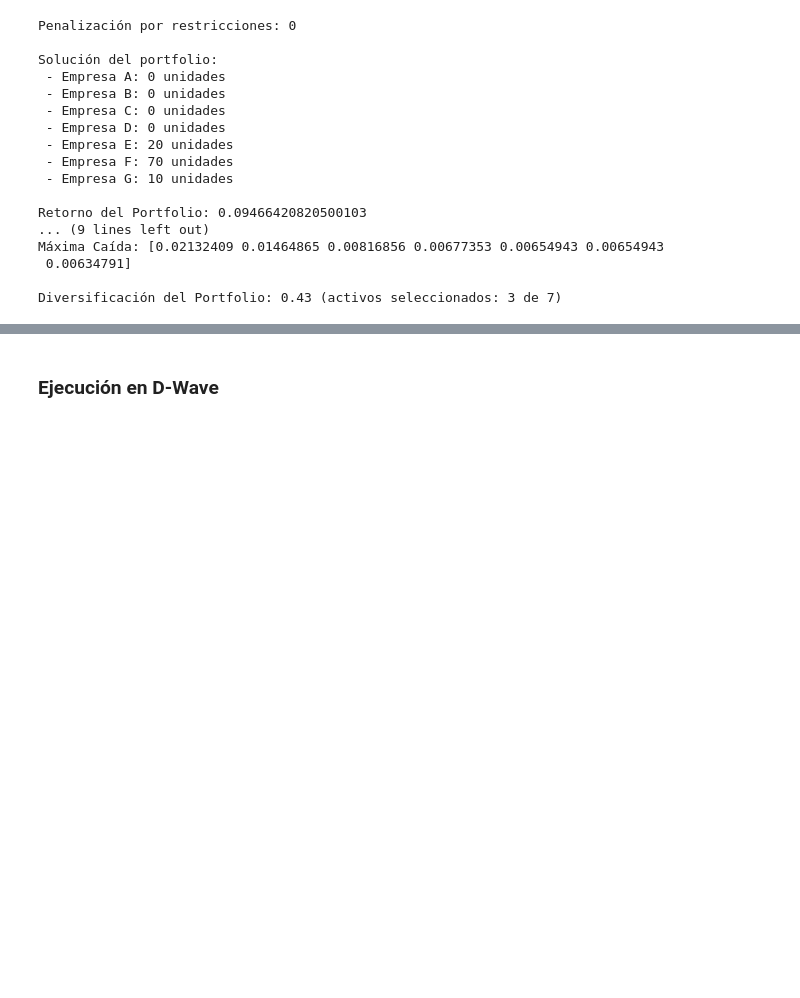
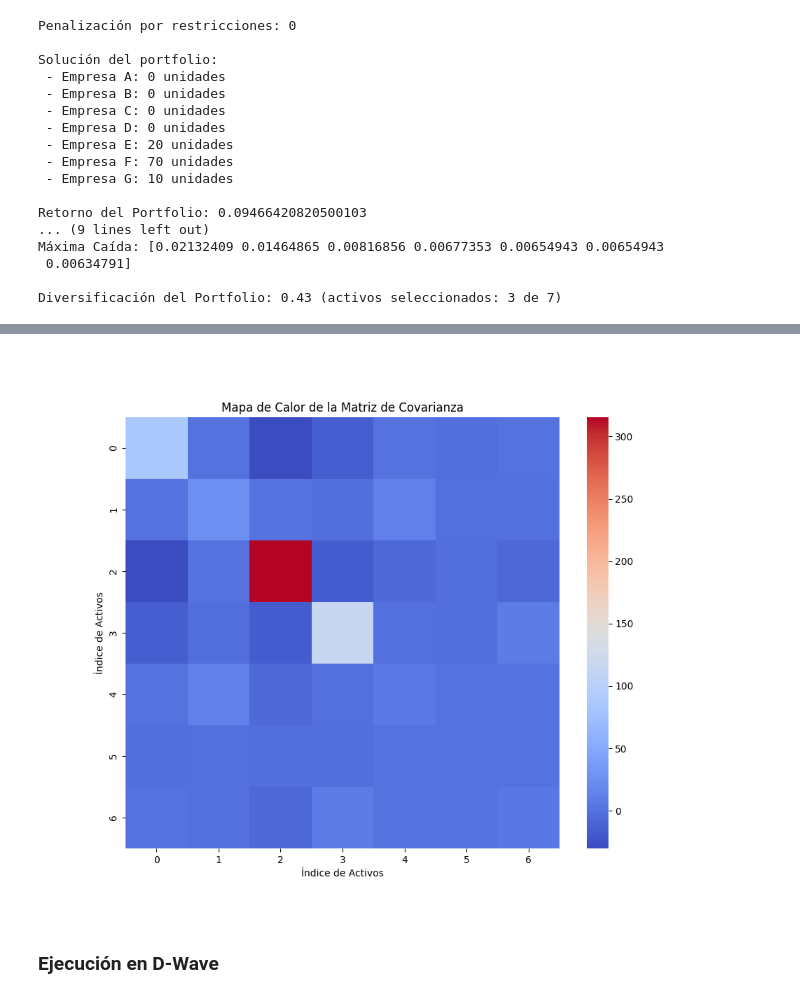
Before and after one commit to Lmmp-02/QUBO-investment-portfolio, a Jupyter notebook: Notebooks/Modelo_QUBO_Mediano.ipynb, the cells around one changed output, grey strips where cells are left out. Drawn from its saved outputs; the diff is of its cells as text; code cells hidden in the pictures; blank space fills up the shorter version.

```diff
--- a/Notebooks/Modelo_QUBO_Mediano.ipynb
+++ b/Notebooks/Modelo_QUBO_Mediano.ipynb
@@ -291,3 +326,14 @@ Diversificación del Portfolio: 0.43 (activos seleccionados: 3 de 7)
+# %%
+import seaborn as sns
+
+plt.figure(figsize=(10, 8))
+sns.heatmap(cov_matrix, annot=False, cmap='coolwarm', cbar=True)
+plt.title('Mapa de Calor de la Matriz de Covarianza')
+plt.xlabel('Índice de Activos')
+plt.ylabel('Índice de Activos')
+plt.show()
+# %% [output]
+[figure, added]
 # %% [markdown]
 ### Ejecución en D-Wave
 # %%
```
Also changed, not shown: parts of 8 cells of this notebook.
